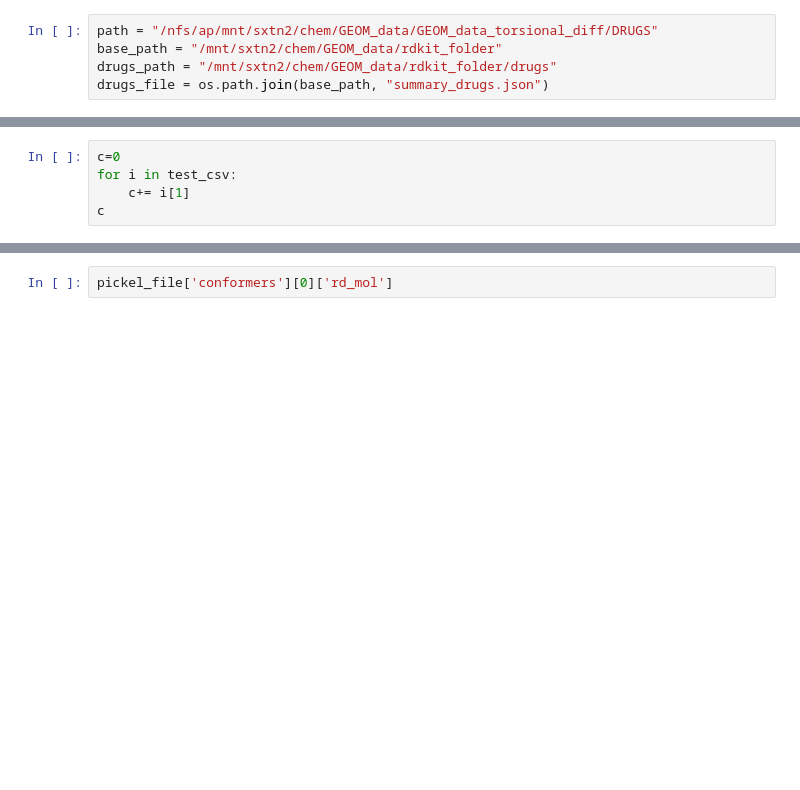
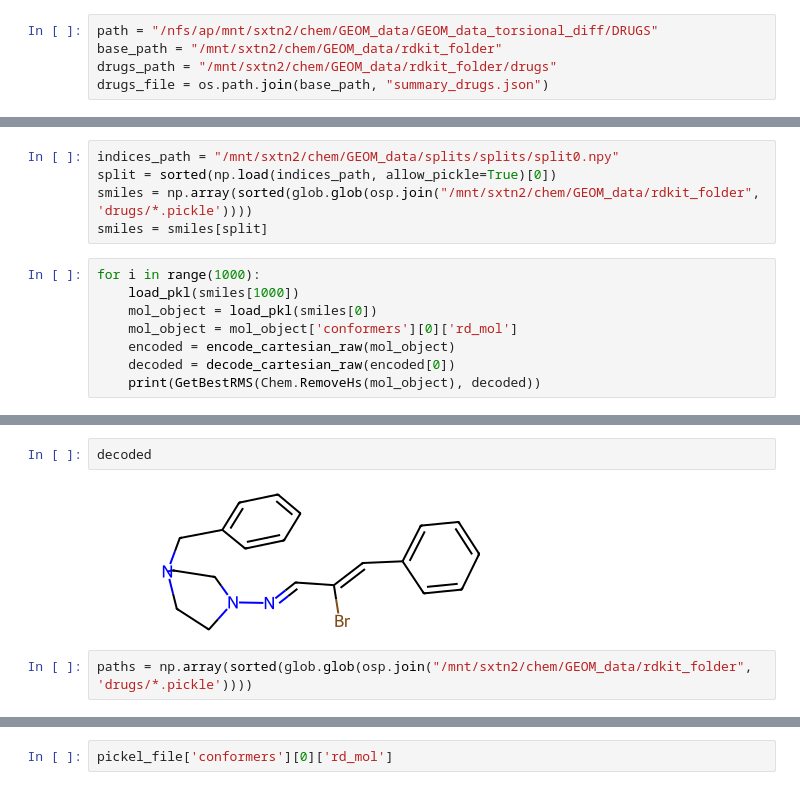
Before and after one commit to YerevaNN/3DMolGen, a Jupyter notebook: molgen3D/notebooks/torsional_diff_data_playground.ipynb, the cells around one changed output, grey strips where cells are left out. Saved outputs shown, nothing was run; the diff lists cells and outputs as text; blank space fills up the shorter version.

Commit message:
add new data processing pipeline

```diff
--- a/molgen3D/notebooks/torsional_diff_data_playground.ipynb
+++ b/molgen3D/notebooks/torsional_diff_data_playground.ipynb
@@ -46,5 +36,0 @@ len(splits), len(splits[0])
-# %%
-c=0
-for i in test_csv:
-    c+= i[1]
-c
@@ -54,0 +37,13 @@ pickel_file = load_pkl(os.path.join(base_path, "drugs/CCCCOCP(=O)(CC)COCCCC.pick
+# %%
+indices_path = "/mnt/sxtn2/chem/GEOM_data/splits/splits/split0.npy"
+split = sorted(np.load(indices_path, allow_pickle=True)[0])
+smiles = np.array(sorted(glob.glob(osp.join("/mnt/sxtn2/chem/GEOM_data/rdkit_folder", 'drugs/*.pickle'))))
+smiles = smiles[split]
+# %%
+for i in range(1000):
+    load_pkl(smiles[1000])
+    mol_object = load_pkl(smiles[0])
+    mol_object = mol_object['conformers'][0]['rd_mol']
+    encoded = encode_cartesian_raw(mol_object)
+    decoded = decode_cartesian_raw(encoded[0])
+    print(GetBestRMS(Chem.RemoveHs(mol_object), decoded))
@@ -54,0 +68,6 @@ pickel_file = load_pkl(os.path.join(base_path, "drugs/CCCCOCP(=O)(CC)COCCCC.pick
+# %%
+decoded
+# %% [output]
+[figure, added]
+# %%
+paths = np.array(sorted(glob.glob(osp.join("/mnt/sxtn2/chem/GEOM_data/rdkit_folder", 'drugs/*.pickle'))))
```
Also changed, not shown: parts of 15 cells of this notebook, 3 other files.
